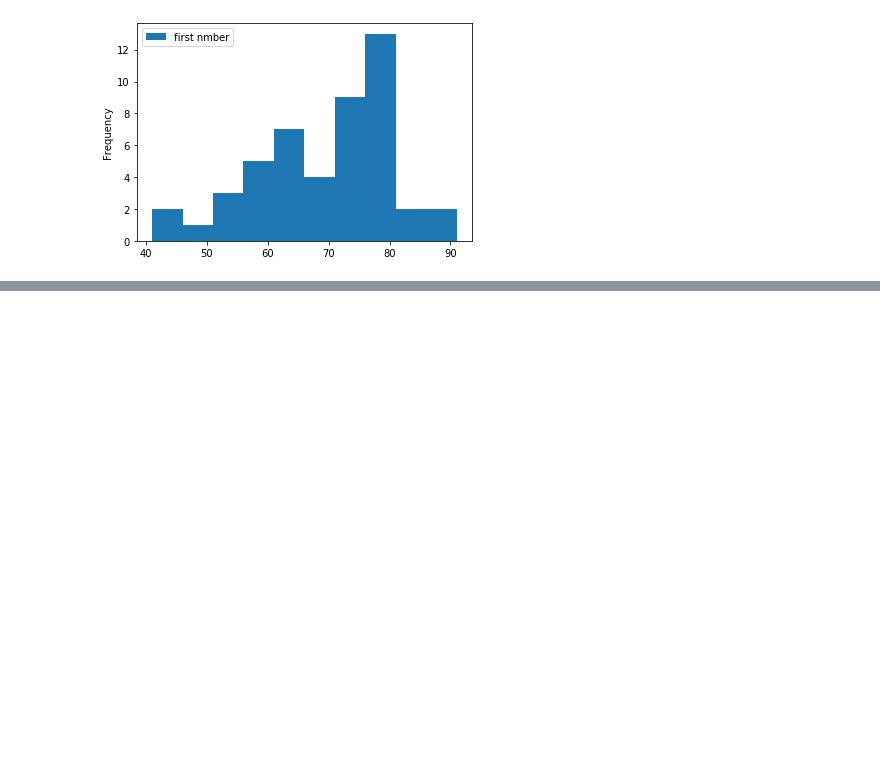
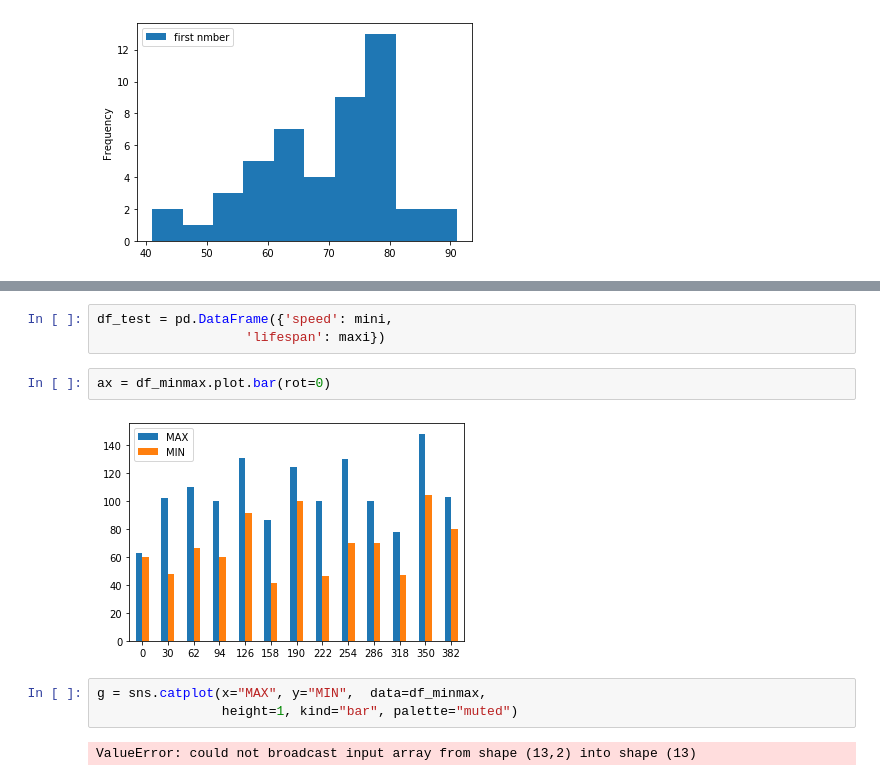
Before and after one commit to damehero/COGS108_Repo, a Jupyter notebook: FinalProject_group62.ipynb, the cells around one changed output, grey strips where cells are left out. Drawn from its saved outputs; the diff is of its cells as text; blank space fills up the shorter version.

```diff
--- a/FinalProject_group62.ipynb
+++ b/FinalProject_group62.ipynb
@@ -340,0 +334,12 @@ plt.show()
+# %%
+df_test = pd.DataFrame({'speed': mini,
+                   'lifespan': maxi})
+# %%
+ax = df_minmax.plot.bar(rot=0)
+# %% [output]
+[figure, added]
+# %%
+g = sns.catplot(x="MAX", y="MIN",  data=df_minmax,
+                height=1, kind="bar", palette="muted")
+# %% [output]
+ValueError: could not broadcast input array from shape (13,2) into shape (13)
```
Also changed, not shown: parts of 4 cells of this notebook.
